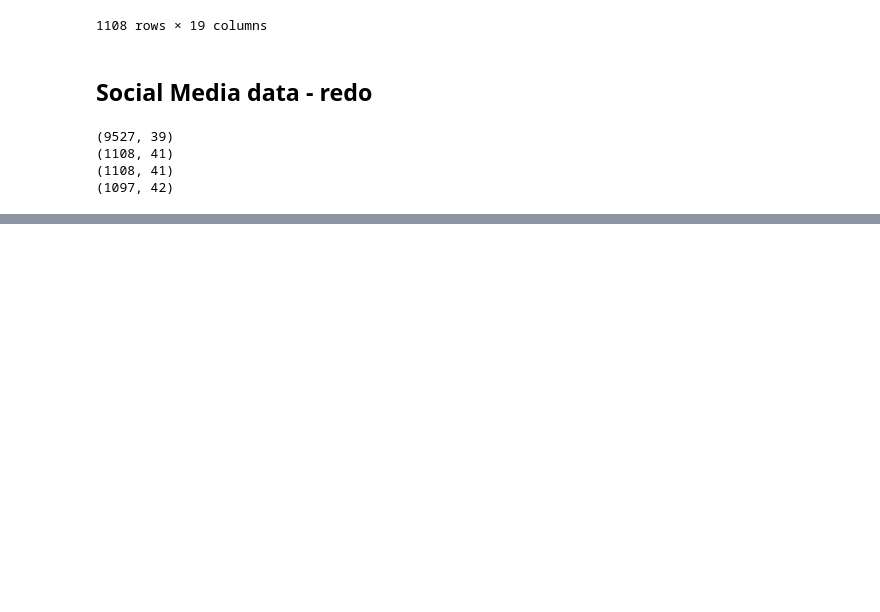
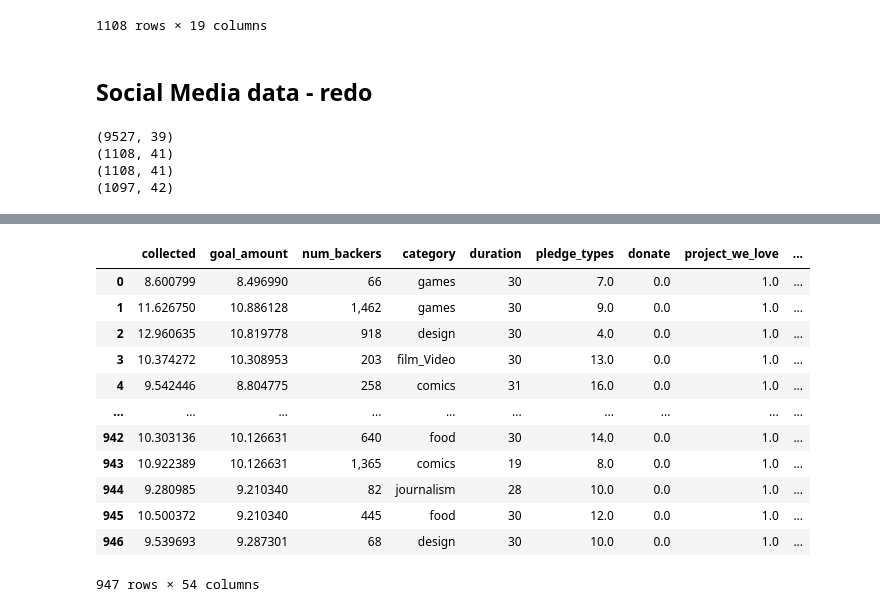
Before and after one commit to Akhil-Theerthala/Crowdfunding-Social-Media-Drivers, a Jupyter notebook: Data/kickstarter_data_integration.ipynb, the cells around one changed output, grey strips where cells are left out. Cells and saved outputs as stored; diff of their text form; code cells hidden in the pictures; blank space fills up the shorter version.

```diff
--- a/Data/kickstarter_data_integration.ipynb
+++ b/Data/kickstarter_data_integration.ipynb
@@ -240,0 +240,17 @@ pd.concat([final_data, processed_csv], axis=1).to_csv('/workspaces/Crowdfunding-
+# %%
+df = pd.read_csv('Kickstarter_only/final_data.csv')
+df
+# %% [output]
+|  | collected | goal_amount | num_backers | category | duration | pledge_types | donate | project_we_love | ... |
+| 0 | 8.600799 | 8.496990 | 66 | games | 30 | 7.0 | 0.0 | 1.0 | ... |
+| 1 | 11.626750 | 10.886128 | 1,462 | games | 30 | 9.0 | 0.0 | 1.0 | ... |
+| 2 | 12.960635 | 10.819778 | 918 | design | 30 | 4.0 | 0.0 | 1.0 | ... |
+| 3 | 10.374272 | 10.308953 | 203 | film_Video | 30 | 13.0 | 0.0 | 1.0 | ... |
+| 4 | 9.542446 | 8.804775 | 258 | comics | 31 | 16.0 | 0.0 | 1.0 | ... |
+| ... | ... | ... | ... | ... | ... | ... | ... | ... | ... |
+| 942 | 10.303136 | 10.126631 | 640 | food | 30 | 14.0 | 0.0 | 1.0 | ... |
+| 943 | 10.922389 | 10.126631 | 1,365 | comics | 19 | 8.0 | 0.0 | 1.0 | ... |
+| 944 | 9.280985 | 9.210340 | 82 | journalism | 28 | 10.0 | 0.0 | 1.0 | ... |
+| 945 | 10.500372 | 9.210340 | 445 | food | 30 | 12.0 | 0.0 | 1.0 | ... |
+| 946 | 9.539693 | 9.287301 | 68 | design | 30 | 10.0 | 0.0 | 1.0 | ... |
+947 rows × 54 columns
```
Also changed, not shown: parts of 7 cells of this notebook, 8 other files.
